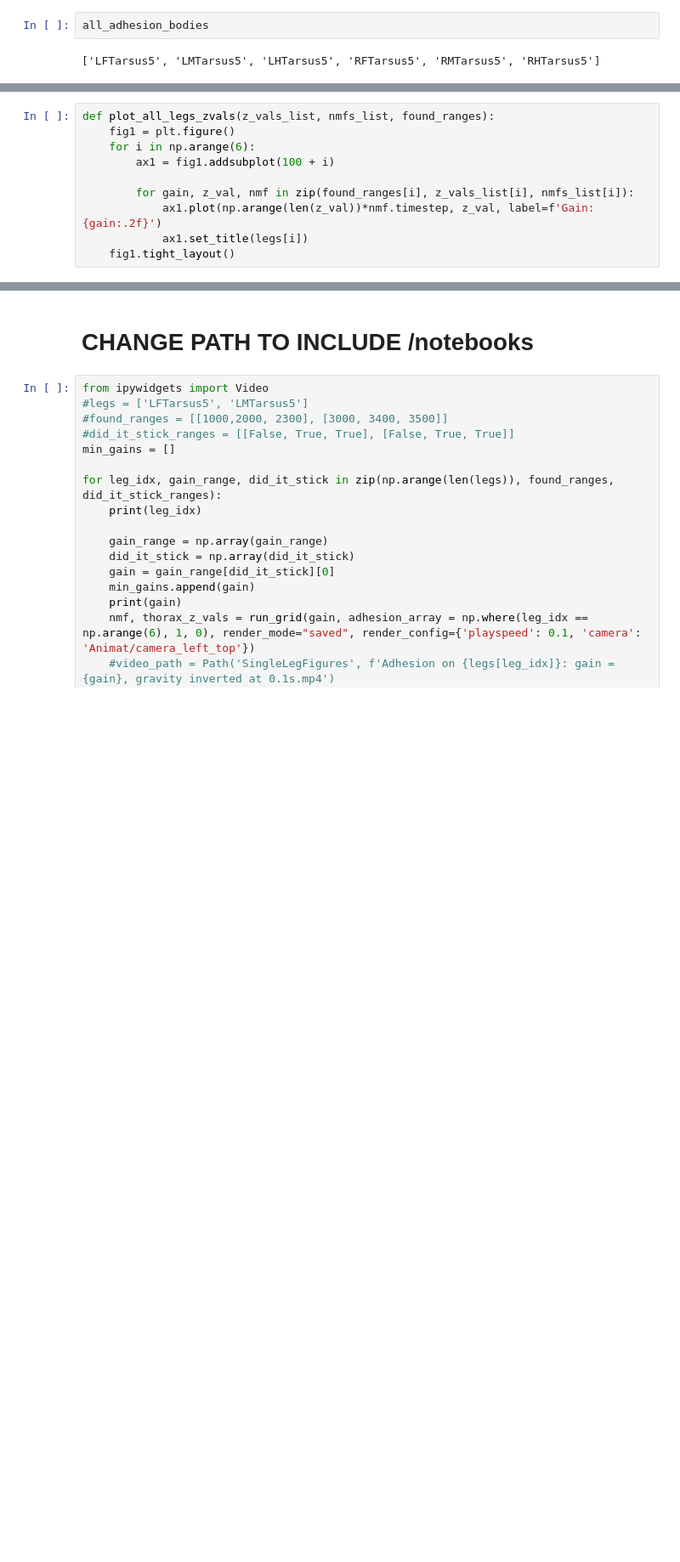
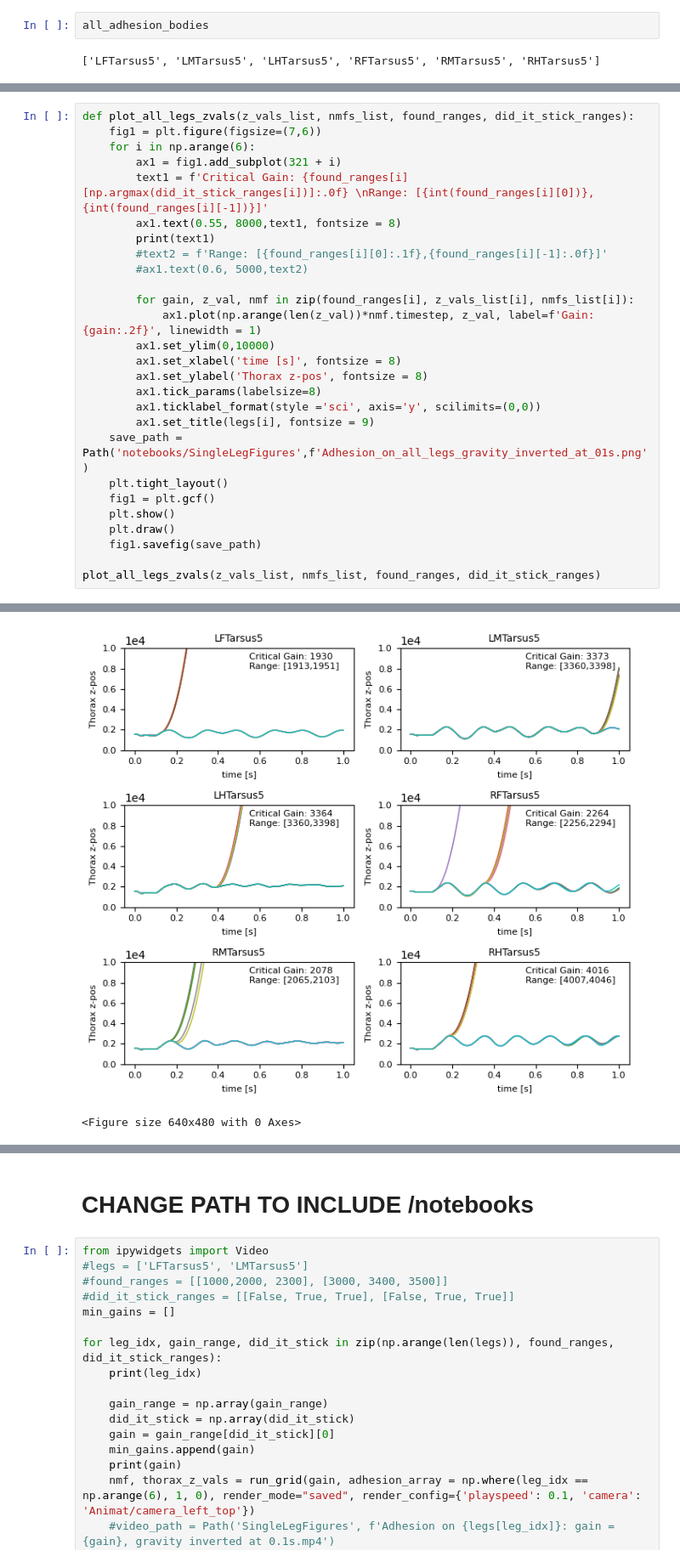
Before and after one commit to LaetiMS/flygym_adhesion-Laetitia, a Jupyter notebook: notebooks/mujoco_singleleg_grid.ipynb, the cells around one changed output, grey strips where cells are left out. Shown at 85% size. Saved outputs shown, nothing was run; the diff lists cells and outputs as text; blank space fills up the shorter version.

```diff
--- a/notebooks/mujoco_singleleg_grid.ipynb
+++ b/notebooks/mujoco_singleleg_grid.ipynb
@@ -201,10 +218,28 @@ for leg_idx in legs:
 # %%
-def plot_all_legs_zvals(z_vals_list, nmfs_list, found_ranges):
-    fig1 = plt.figure()
+def plot_all_legs_zvals(z_vals_list, nmfs_list, found_ranges, did_it_stick_ranges):
+    fig1 = plt.figure(figsize=(7,6))
     for i in np.arange(6):
-        ax1 = fig1.addsubplot(100 + i)
+        ax1 = fig1.add_subplot(321 + i)
+        text1 = f'Critical Gain: {found_ranges[i][np.argmax(did_it_stick_ranges[i])]:.0f} \nRange: [{int(found_ranges[i][0])},{int(found_ranges[i][-1])}]'
+        ax1.text(0.55, 8000,text1, fontsize = 8)
+        print(text1)
+        #text2 = f'Range: [{found_ranges[i][0]:.1f},{found_ranges[i][-1]:.0f}]'
+        #ax1.text(0.6, 5000,text2)
 
         for gain, z_val, nmf in zip(found_ranges[i], z_vals_list[i], nmfs_list[i]):
-            ax1.plot(np.arange(len(z_val))*nmf.timestep, z_val, label=f'Gain: {gain:.2f}')
-            ax1.set_title(legs[i])
-    fig1.tight_layout()
+            ax1.plot(np.arange(len(z_val))*nmf.timestep, z_val, label=f'Gain: {gain:.2f}', linewidth = 1)
+        ax1.set_ylim(0,10000)
+        ax1.set_xlabel('time [s]', fontsize = 8)
+        ax1.set_ylabel('Thorax z-pos', fontsize = 8)
+        ax1.tick_params(labelsize=8)
+        ax1.ticklabel_format(style ='sci', axis='y', scilimits=(0,0))
+        ax1.set_title(legs[i], fontsize = 9)
+    save_path = Path('notebooks/SingleLegFigures',f'Adhesion_on_all_legs_gravity_inverted_at_01s.png')
+    plt.tight_layout()
+    fig1 = plt.gcf()
+    plt.show()
+    plt.draw()
+    fig1.savefig(save_path)
+
+plot_all_legs_zvals(z_vals_list, nmfs_list, found_ranges, did_it_stick_ranges)
+# %% [output]
@@ -210,0 +258,2 @@ def plot_all_legs_zvals(z_vals_list, nmfs_list, found_ranges):
+[figure, added]
+<Figure size 640x480 with 0 Axes>
```
Also changed, not shown: parts of 9 cells of this notebook.
